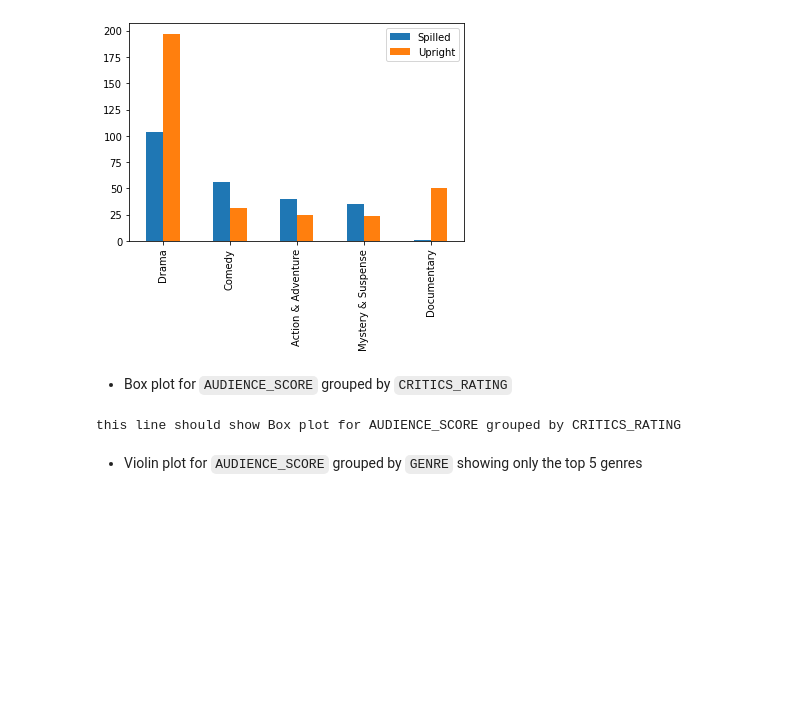
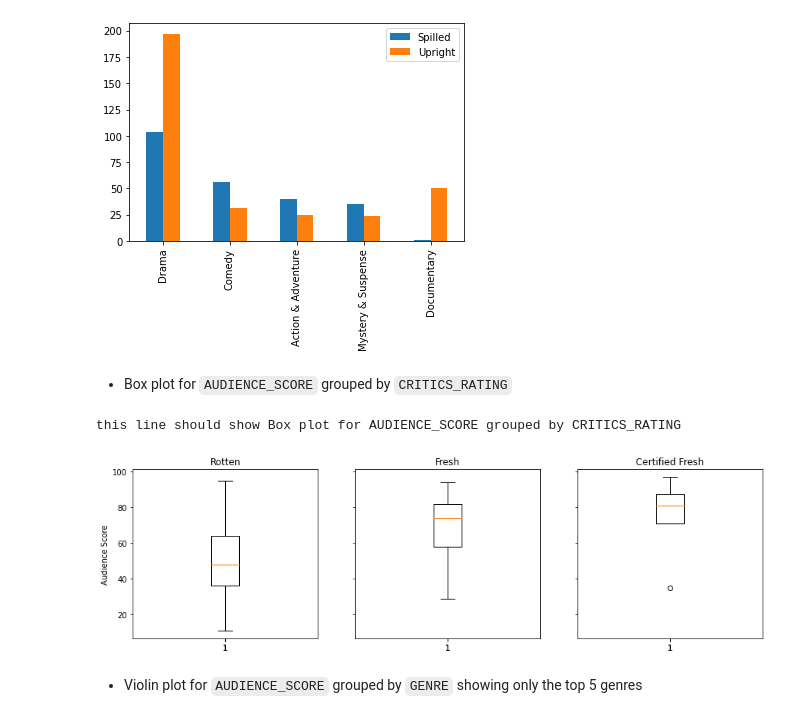
Before and after one commit to DevvyDont/DataMining, a Jupyter notebook: A1/A1_Group_Zamorano.ipynb, the cells around one changed output. Saved outputs shown, nothing was run; the diff lists cells and outputs as text; code cells hidden in the pictures; blank space fills up the shorter version.

```diff
--- a/A1/A1_Group_Zamorano.ipynb
+++ b/A1/A1_Group_Zamorano.ipynb
@@ -853,9 +821,79 @@ plotdf.plot.bar()
 [figure]
 # %% [markdown]
 - Box plot for `AUDIENCE_SCORE` grouped by `CRITICS_RATING`
-# %%
-print('this line should show Box plot for AUDIENCE_SCORE grouped by CRITICS_RATING')
-# %% [output]
-this line should show Box plot for AUDIENCE_SCORE grouped by CRITICS_RATING
+# %%
+#internal hellper funciton
+# calculate a 5-number summary and return array
+def fiveNumSumMod2(in_arr):
+
+    this_arr=[int(i) for i in in_arr]
+
+    # calculate quartiles
+    quartiles = percentile(this_arr, [25, 50, 75])
+
+    # calculate min/max
+    data_min, data_max = 1.0*min(this_arr), 1.0*max(this_arr)
+
+    #format data to be returned
+    data=[data_min,quartiles[0],quartiles[1],quartiles[2],data_max]
+
+    return data
+# %%
+import matplotlib.pyplot as plt
+
+thisData=data[[AUDIENCE_SCORE,CRITICS_RATING]].copy()   #create copy of data with just AUDIENCE_SCORE and CRITICS_SCORE columns
+t3=thisData[1:]                                         # filter out unwanted column names
+
+#just temporary place holders
+Rotten=[]
+Fresh=[]
+CertFresh=[]
+
+#loop through adding values into arrays for Rotten, Fresh, Certified Fresh
+for index, row in t3.iterrows():
+    if row[CRITICS_RATING] =="Rotten":
+        Rotten.append(row["RT Audience Score"])
+
+    if row[CRITICS_RATING] =="Fresh":
+        Fresh.append(row["RT Audience Score"])
+
+    if row[CRITICS_RATING]=="Certified Fresh":
+        CertFresh.append(row["RT Audience Score"])
+
+#find the five number summary for the data in Rotten array
+R_val=fiveNumSumMod2(Rotten)
+
+#find the five number summary for the data in Fresh array
+F_val=fiveNumSumMod2(Fresh)
+
+#find the five number summary for the data in Certified Fresh Array
+CF_val=fiveNumSumMod2(CertFresh)
+
+#creat figure with 3 subplots
+fig, (ax1, ax2, ax3) = plt.subplots(nrows=1, ncols=3, sharex=True, sharey=True)
+
+#create Rotten box plot,
+ax1.boxplot(R_val)
+ax1.set_title('Rotten')
+
+#create Fresh box plot
+ax2.boxplot(F_val)
+ax2.set_title('Fresh')
+
+#create Certified Fresh box plot
+ax3.boxplot(CF_val)
+ax3.set_title('Certified Fresh')
+
+#format the spacing between the plots
+plt.subplots_adjust(right=2)
+
+#set y axis label
+ax1.set_ylabel("Audience Score")
+
+#show the plots
+plt.show()
+# %% [output]
+this line should show Box plot for AUDIENCE_SCORE grouped by CRITICS_RATING
+[figure, added]
 # %% [markdown]
 - Violin plot for `AUDIENCE_SCORE` grouped by `GENRE` showing only the top 5 genres
```
Also changed, not shown: parts of 5 cells of this notebook.
